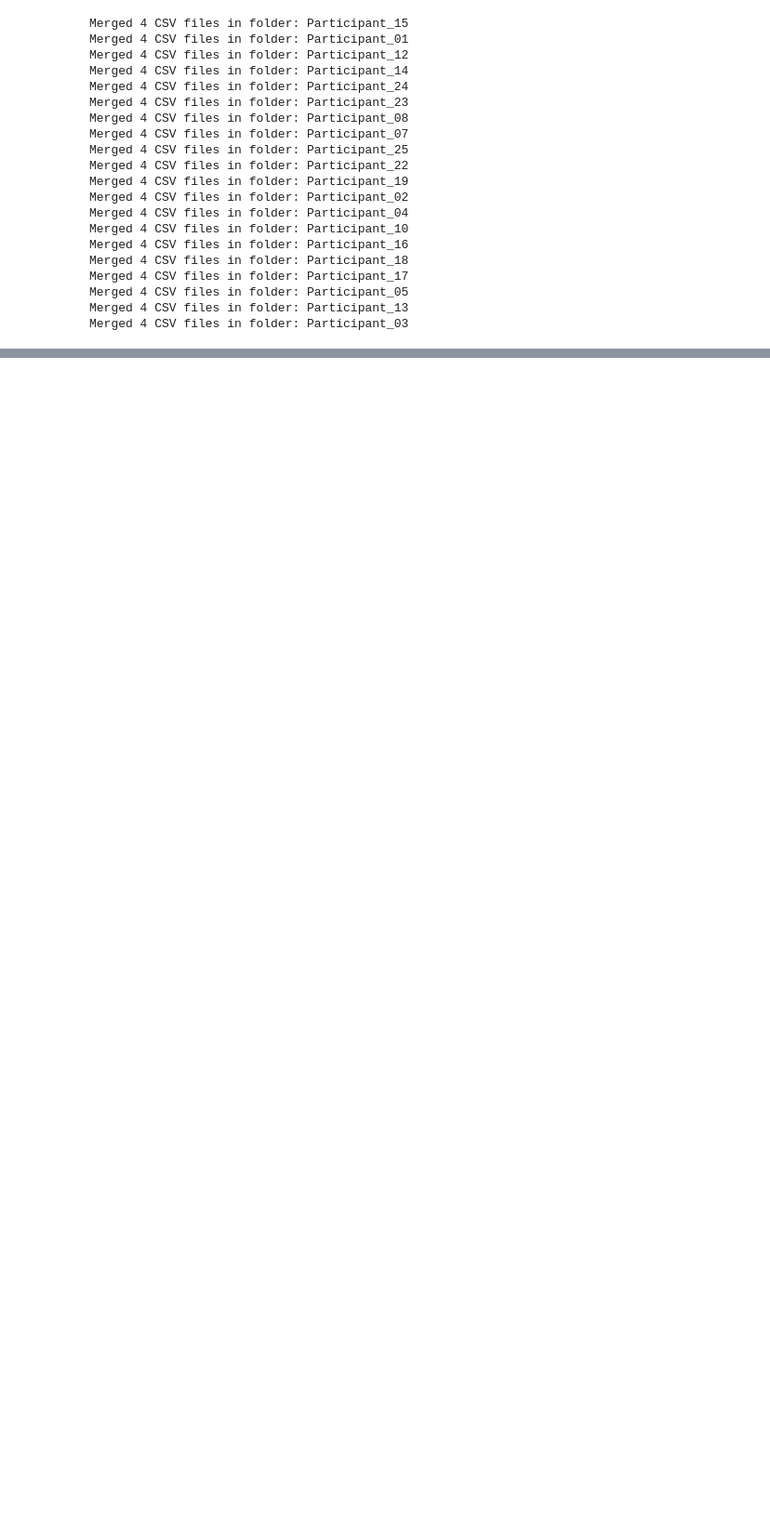
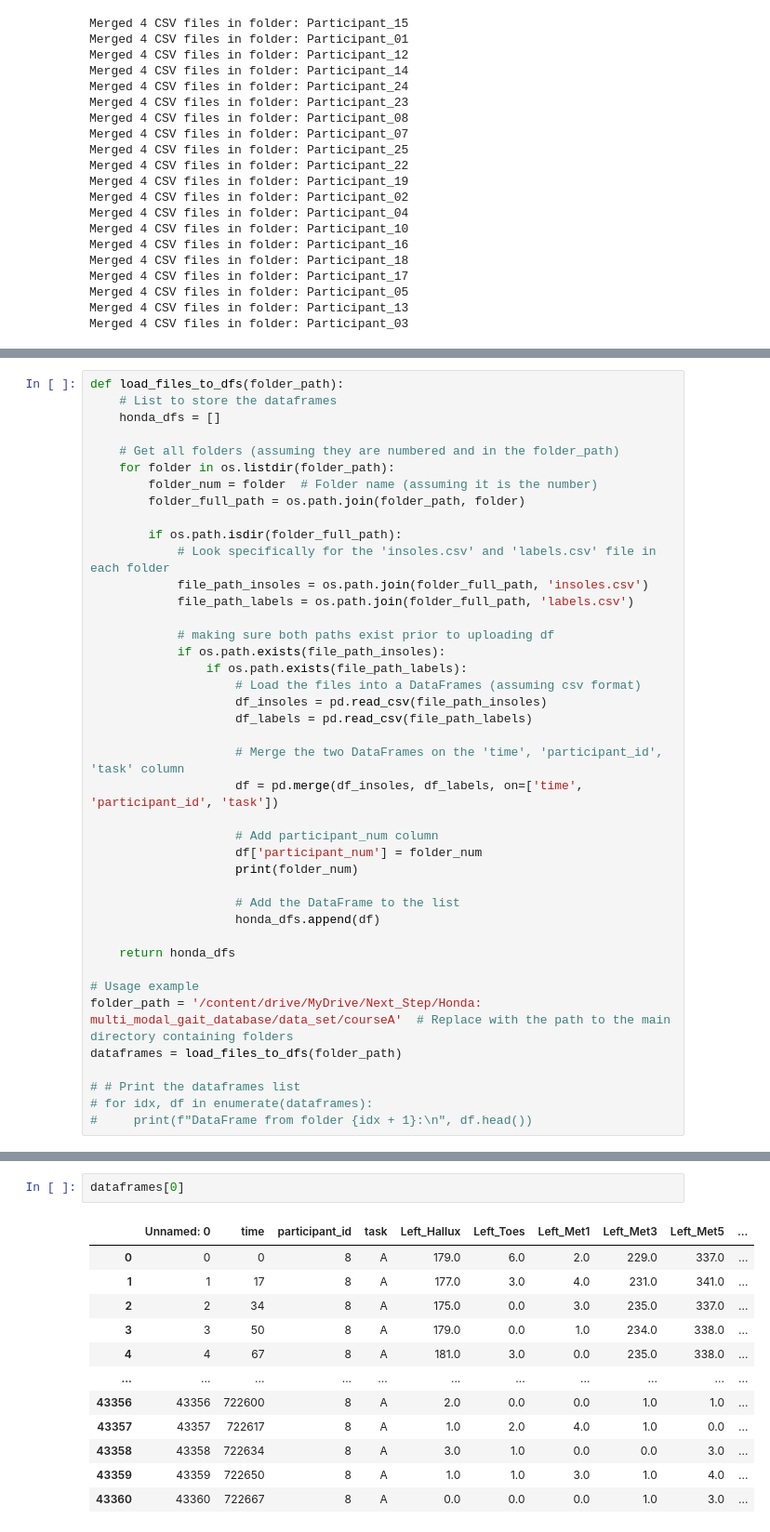
Before and after one commit to mcgillmotionlab/SurfaceClassification_FootPressure_IMU, a Jupyter notebook: code/Code from Honda Development/Honda_data_prep_CourseA.ipynb, the cells around one changed output, grey strips where cells are left out. Shown at 93% size. Saved outputs shown, nothing was run; the diff lists cells and outputs as text; blank space fills up the shorter version.

Commit message:
insole data prep integrated into main script
removed the redundant notebook and integrated into single notebook.

```diff
--- a/code/Code from Honda Development/Honda_data_prep_CourseA.ipynb
+++ b/code/Code from Honda Development/Honda_data_prep_CourseA.ipynb
@@ -372,0 +381,41 @@ Merged 4 CSV files in folder: Participant_03
+# %%
+def load_files_to_dfs(folder_path):
+    # List to store the dataframes
+    honda_dfs = []
+
+    # Get all folders (assuming they are numbered and in the folder_path)
+    for folder in os.listdir(folder_path):
+        folder_num = folder  # Folder name (assuming it is the number)
+        folder_full_path = os.path.join(folder_path, folder)
+
+        if os.path.isdir(folder_full_path):
+            # Look specifically for the 'insoles.csv' and 'labels.csv' file in each folder
+            file_path_insoles = os.path.join(folder_full_path, 'insoles.csv')
+            file_path_labels = os.path.join(folder_full_path, 'labels.csv')
+
+            # making sure both paths exist prior to uploading df
+            if os.path.exists(file_path_insoles):
+                if os.path.exists(file_path_labels):
+                    # Load the files into a DataFrames (assuming csv format)
+                    df_insoles = pd.read_csv(file_path_insoles)
+                    df_labels = pd.read_csv(file_path_labels)
+
+                    # Merge the two DataFrames on the 'time', 'participant_id', 'task' column
+                    df = pd.merge(df_insoles, df_labels, on=['time', 'participant_id', 'task'])
+
+                    # Add participant_num column
+                    df['participant_num'] = folder_num
+                    print(folder_num)
+
+                    # Add the DataFrame to the list
+                    honda_dfs.append(df)
+
+    return honda_dfs
+
+# Usage example
+folder_path = '/content/drive/MyDrive/Next_Step/Honda: multi_modal_gait_database/data_set/courseA'  # Replace with the path to the main directory containing folders
+dataframes = load_files_to_dfs(folder_path)
+
+# # Print the dataframes list
+# for idx, df in enumerate(dataframes):
+#     print(f"DataFrame from folder {idx + 1}:\n", df.head())
@@ -372,0 +457,15 @@ Merged 4 CSV files in folder: Participant_03
+# %%
+dataframes[0]
+# %% [output]
+|  | Unnamed: 0 | time | participant_id | task | Left_Hallux | Left_Toes | Left_Met1 | Left_Met3 | Left_Met5 | ... |
+| 0 | 0 | 0 | 8 | A | 179.0 | 6.0 | 2.0 | 229.0 | 337.0 | ... |
+| 1 | 1 | 17 | 8 | A | 177.0 | 3.0 | 4.0 | 231.0 | 341.0 | ... |
+| 2 | 2 | 34 | 8 | A | 175.0 | 0.0 | 3.0 | 235.0 | 337.0 | ... |
+| 3 | 3 | 50 | 8 | A | 179.0 | 0.0 | 1.0 | 234.0 | 338.0 | ... |
+| 4 | 4 | 67 | 8 | A | 181.0 | 3.0 | 0.0 | 235.0 | 338.0 | ... |
+| ... | ... | ... | ... | ... | ... | ... | ... | ... | ... | ... |
+| 43356 | 43356 | 722600 | 8 | A | 2.0 | 0.0 | 0.0 | 1.0 | 1.0 | ... |
+| 43357 | 43357 | 722617 | 8 | A | 1.0 | 2.0 | 4.0 | 1.0 | 0.0 | ... |
+| 43358 | 43358 | 722634 | 8 | A | 3.0 | 1.0 | 0.0 | 0.0 | 3.0 | ... |
+| 43359 | 43359 | 722650 | 8 | A | 1.0 | 1.0 | 3.0 | 1.0 | 4.0 | ... |
+| 43360 | 43360 | 722667 | 8 | A | 0.0 | 0.0 | 0.0 | 1.0 | 3.0 | ... |
```
Also changed, not shown: parts of 39 cells of this notebook, 3 other files.
